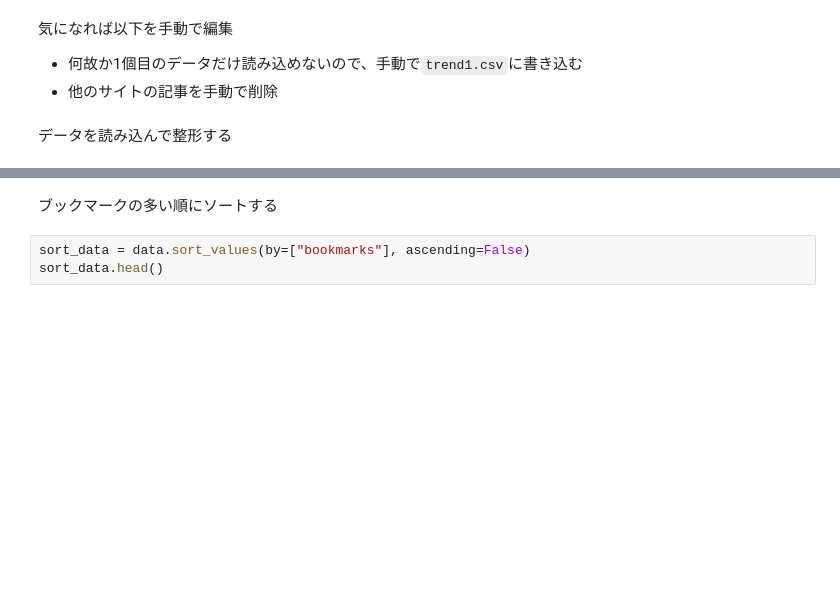
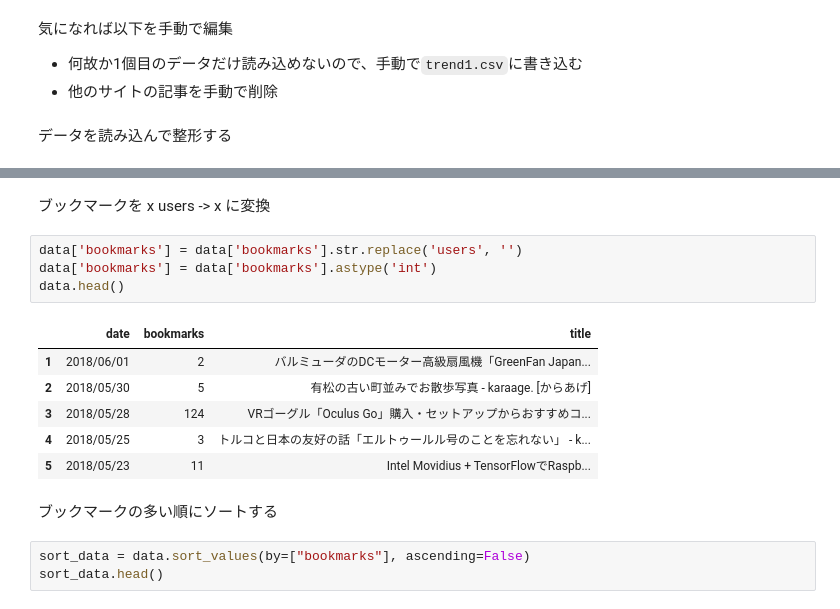
Before and after one commit to karaage0703/taikutsu_blog_works, a Jupyter notebook: hatebu_analysis.ipynb, the cells around one changed output, grey strips where cells are left out. Saved outputs shown, nothing was run; the diff lists cells and outputs as text; blank space fills up the shorter version.

```diff
--- a/hatebu_analysis.ipynb
+++ b/hatebu_analysis.ipynb
@@ -111,3 +113,16 @@ data.head()
+# %% [markdown]
+ブックマークを x users -> x に変換
+# %%
+data['bookmarks'] = data['bookmarks'].str.replace('users', '')
+data['bookmarks'] = data['bookmarks'].astype('int')
+data.head()
+# %% [output]
+|  | date | bookmarks | title |
+| 1 | 2018/06/01 | 2 | バルミューダのDCモーター高級扇風機「GreenFan Japan... |
+| 2 | 2018/05/30 | 5 | 有松の古い町並みでお散歩写真 - karaage. [からあげ] |
+| 3 | 2018/05/28 | 124 | VRゴーグル「Oculus Go」購入・セットアップからおすすめコ... |
+| 4 | 2018/05/25 | 3 | トルコと日本の友好の話「エルトゥールル号のことを忘れない」 - k... |
+| 5 | 2018/05/23 | 11 | Intel Movidius + TensorFlowでRaspb... |
 # %% [markdown]
 ブックマークの多い順にソートする
 # %%
```
Also changed, not shown: parts of 6 cells of this notebook.
